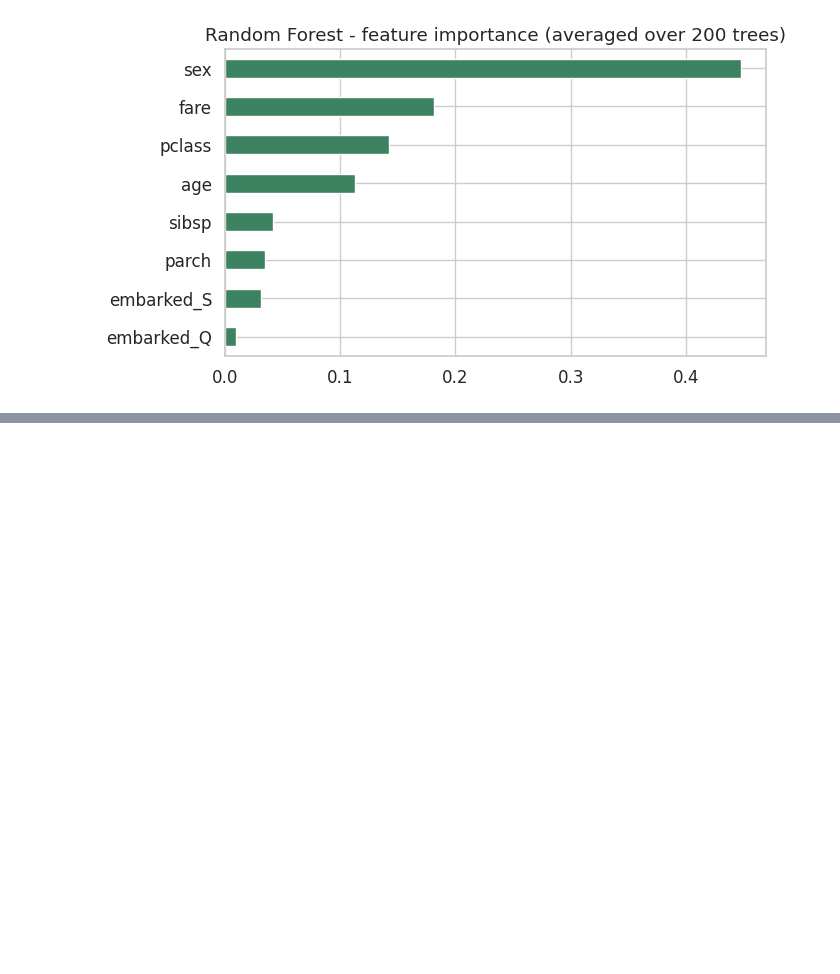
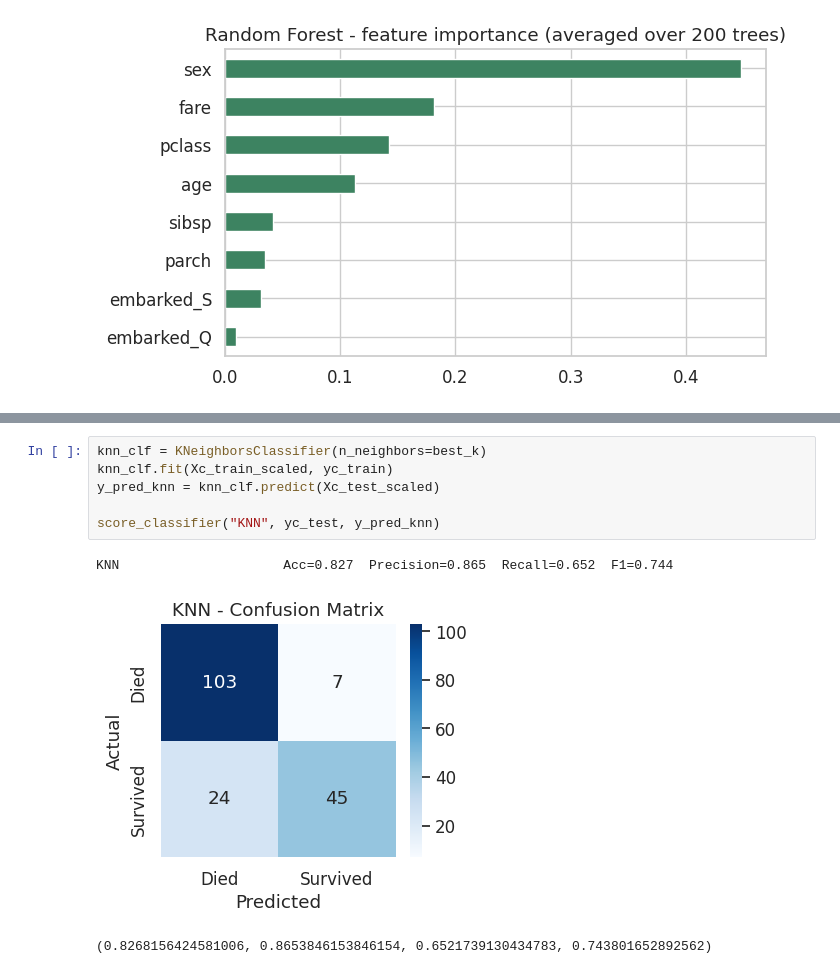
Before and after one commit to Erandi-Hans/Model-Traning-2, a Jupyter notebook: titanic.ipynb, the cells around one changed output, grey strips where cells are left out. Drawn from its saved outputs; the diff is of its cells as text; blank space fills up the shorter version.

```diff
--- a/titanic.ipynb
+++ b/titanic.ipynb
@@ -286,0 +323,10 @@ ValueError: Classification metrics can't handle a mix of binary and continuous t
+# %%
+knn_clf = KNeighborsClassifier(n_neighbors=best_k)
+knn_clf.fit(Xc_train_scaled, yc_train)
+y_pred_knn = knn_clf.predict(Xc_test_scaled)
+
+score_classifier("KNN", yc_test, y_pred_knn)
+# %% [output]
+KNN                     Acc=0.827  Precision=0.865  Recall=0.652  F1=0.744
+[figure, added]
+(0.8268156424581006, 0.8653846153846154, 0.6521739130434783, 0.743801652892562)
```
Also changed, not shown: parts of 4 cells of this notebook.
